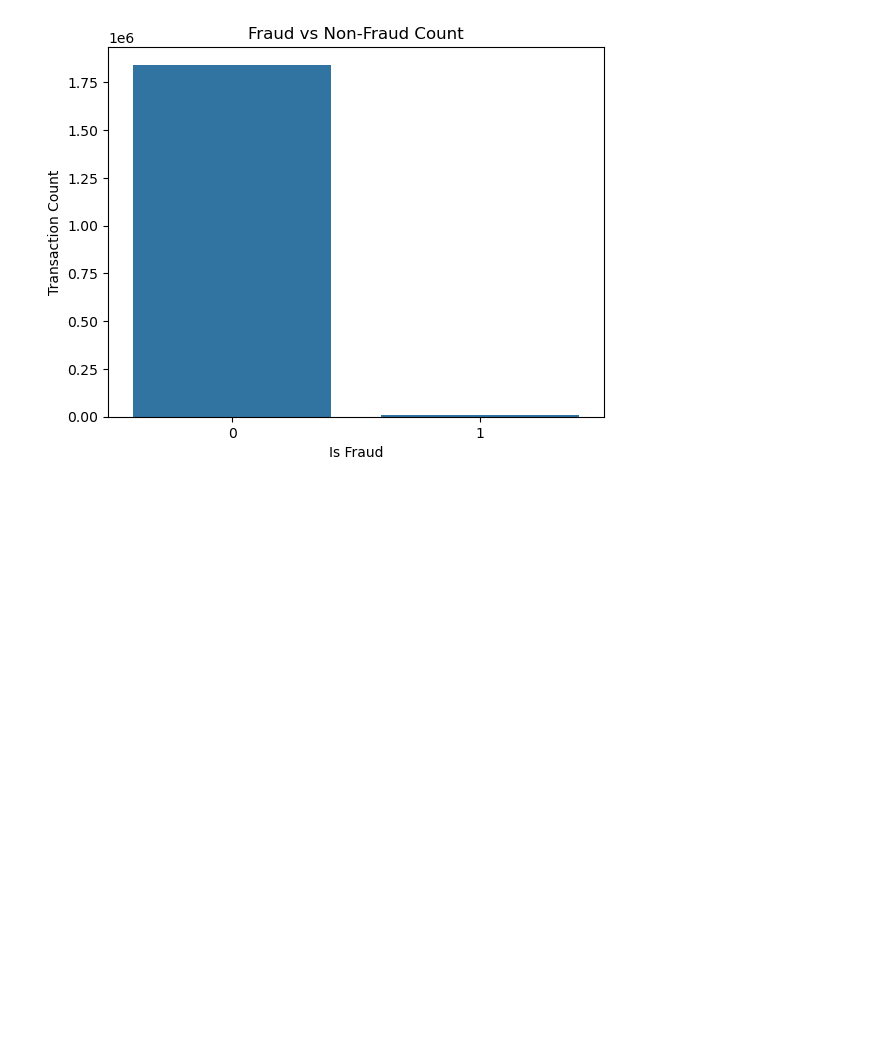
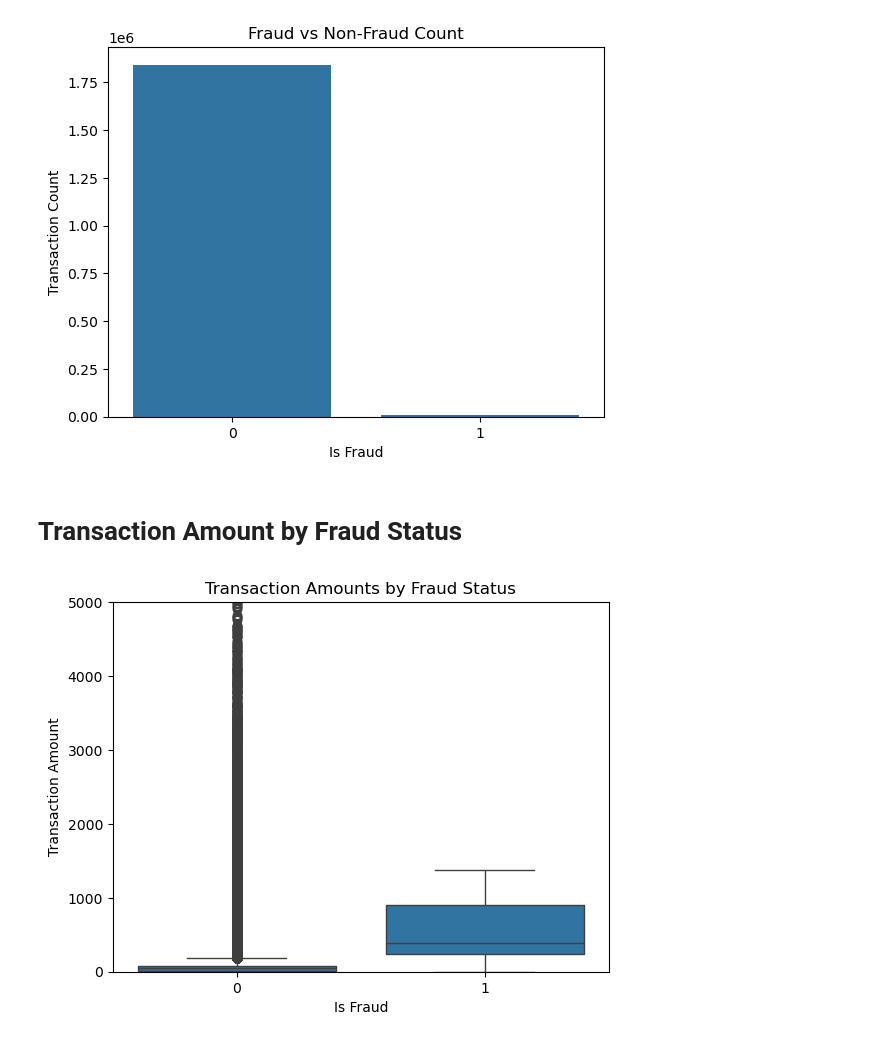
Before and after one commit to prakashsilwal/fraud-detection-project, a Jupyter notebook: credit card fraud detection.ipynb, the cells around one changed output. Drawn from its saved outputs; the diff is of its cells as text; code cells hidden in the pictures; blank space fills up the shorter version.

```diff
--- a/credit card fraud detection.ipynb
+++ b/credit card fraud detection.ipynb
@@ -100,4 +97,4 @@ TypeError: 'Series' object is not callable
 # %% [markdown]
 # removing unnecessary column not needed for our analysis.
-# %%
-df.drop(['Unnamed: 0', 'first', 'last', 'street', 'dob', 'trans_num', 'unix_time'], axis=1, inplace=True)
+# %%
+df.drop([ 'first', 'last', 'street', 'dob', 'trans_num', 'unix_time'], axis=1, inplace=True)
@@ -185,3 +184,14 @@ plt.ylabel('Transaction Count')
 plt.show()
 # %% [output]
 [figure]
+# %% [markdown]
+ # Transaction Amount by Fraud Status
+# %%
+sns.boxplot(data=df, x='is_fraud', y='amt')
+plt.ylim(0, 5000)  # Limit outliers for visibility
+plt.title('Transaction Amounts by Fraud Status')
+plt.xlabel('Is Fraud')
+plt.ylabel('Transaction Amount')
+plt.show()
+# %% [output]
+[figure, added]
```
Also changed, not shown: parts of 25 cells of this notebook.
